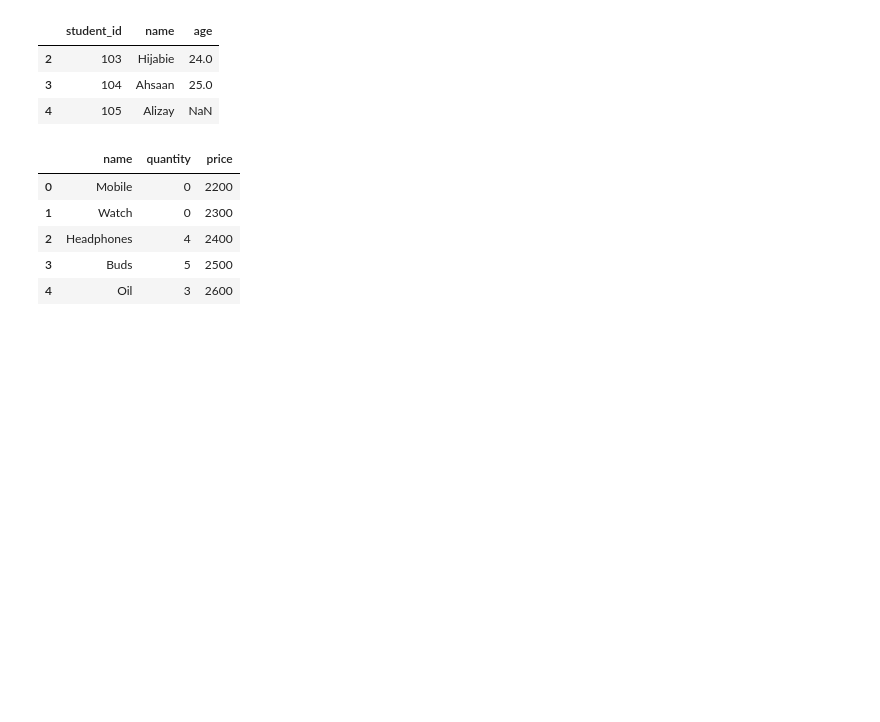
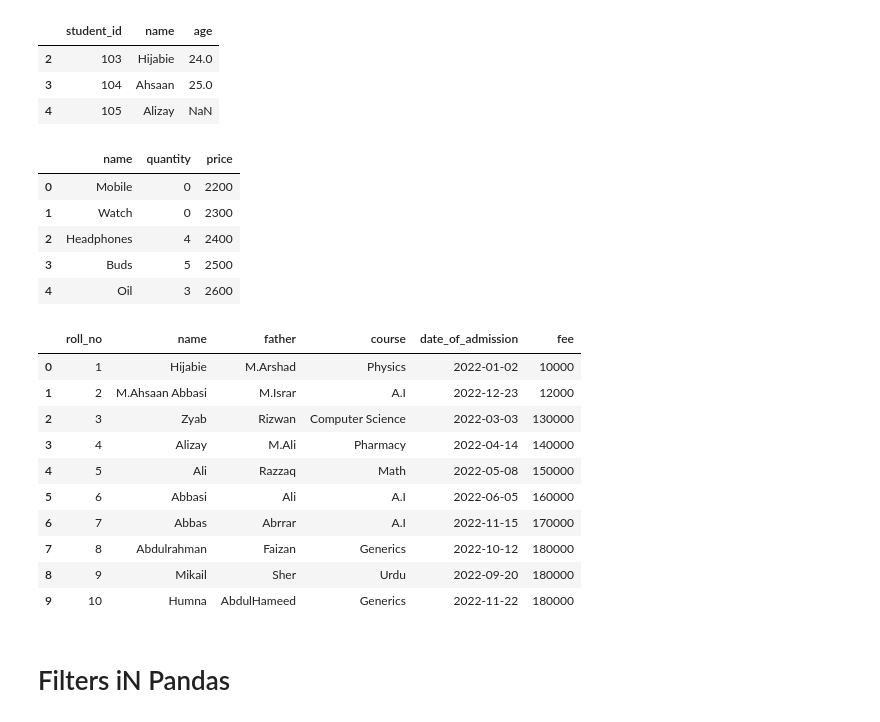
Before and after one commit to MuhammadAhsaanAbbasi/python_PracticeSession, a Jupyter notebook: class12/class12.ipynb, the cells around one changed output. Drawn from its saved outputs; the diff is of its cells as text; code cells hidden in the pictures; blank space fills up the shorter version.

```diff
--- a/class12/class12.ipynb
+++ b/class12/class12.ipynb
@@ -692,3 +692,52 @@ fillMissingValues(products)
 | 2 | Headphones | 4 | 2400 |
 | 3 | Buds | 5 | 2500 |
 | 4 | Oil | 3 | 2600 |
+# %%
+from pandera.typing import Series
+from datetime import datetime
+import pandera as pa
+import pandas as pd
+
+class StudentSchema(pa.SchemaModel):
+    roll_no: Series[int] = pa.Field(ge=1)
+    name: Series[str] = pa.Field(nullable=False)
+    father: Series[str] = pa.Field(nullable=False)
+    course: Series[str] = pa.Field(nullable=False)
+    date_of_admission: Series[datetime] = pa.Field(le=datetime.now())
+    fee: Series[int] = pa.Field(ge=0)
+    class Config:
+        coerce = True
+        strict = True
+
+students_data = [
+    {"roll_no": 1, "name": "Hijabie", "father": "M.Arshad", "course": "Physics", "date_of_admission": "2022-01-02", "fee": 10000},
+    {"roll_no": 2, "name": "M.Ahsaan Abbasi", "father": "M.Israr", "course": "A.I", "date_of_admission": "2022-12-23", "fee": 12000},
+    {"roll_no": 3, "name": "Zyab", "father": "Rizwan", "course": "Computer Science", "date_of_admission": "2022-03-03", "fee": 130000},
+    {"roll_no": 4, "name": "Alizay", "father": "M.Ali", "course": "Pharmacy", "date_of_admission": "2022-04-14", "fee": 140000},
+    {"roll_no": 5, "name": "Ali", "father": "Razzaq", "course": "Math", "date_of_admission": "2022-05-08", "fee": 150000},
+    {"roll_no": 6, "name": "Abbasi", "father": "Ali", "course": "A.I", "date_of_admission": "2022-06-05", "fee": 160000},
+    {"roll_no": 7, "name": "Abbas", "father": "Abrrar", "course": "A.I", "date_of_admission": "2022-11-15", "fee": 170000},
+    {"roll_no": 8, "name": "Abdulrahman", "father": "Faizan", "course": "Generics", "date_of_admission": "2022-10-12", "fee": 180000},
+    {"roll_no": 9, "name": "Mikail", "father": "Sher", "course": "Urdu", "date_of_admission": "2022-09-20", "fee": 180000},
+    {"roll_no": 10, "name": "Humna", "father": "AbdulHameed", "course": "Generics", "date_of_admission": "2022-11-22", "fee": 180000},
+]
+
+students_df: pd.DataFrame = pd.DataFrame(students_data)
+students_df["date_of_admission"] = pd.to_datetime(students_df["date_of_admission"])
+validated_df = StudentSchema.validate(students_df)
+# print(validated_df)
+students_df
+# %% [output]
+|  | roll_no | name | father | course | date_of_admission | fee |
+| 0 | 1 | Hijabie | M.Arshad | Physics | 2022-01-02 | 10000 |
+| 1 | 2 | M.Ahsaan Abbasi | M.Israr | A.I | 2022-12-23 | 12000 |
+| 2 | 3 | Zyab | Rizwan | Computer Science | 2022-03-03 | 130000 |
+| 3 | 4 | Alizay | M.Ali | Pharmacy | 2022-04-14 | 140000 |
+| 4 | 5 | Ali | Razzaq | Math | 2022-05-08 | 150000 |
+| 5 | 6 | Abbasi | Ali | A.I | 2022-06-05 | 160000 |
+| 6 | 7 | Abbas | Abrrar | A.I | 2022-11-15 | 170000 |
+| 7 | 8 | Abdulrahman | Faizan | Generics | 2022-10-12 | 180000 |
+| 8 | 9 | Mikail | Sher | Urdu | 2022-09-20 | 180000 |
+| 9 | 10 | Humna | AbdulHameed | Generics | 2022-11-22 | 180000 |
+# %% [markdown]
+# Filters iN Pandas
```
Also changed, not shown: parts of 5 cells of this notebook.
